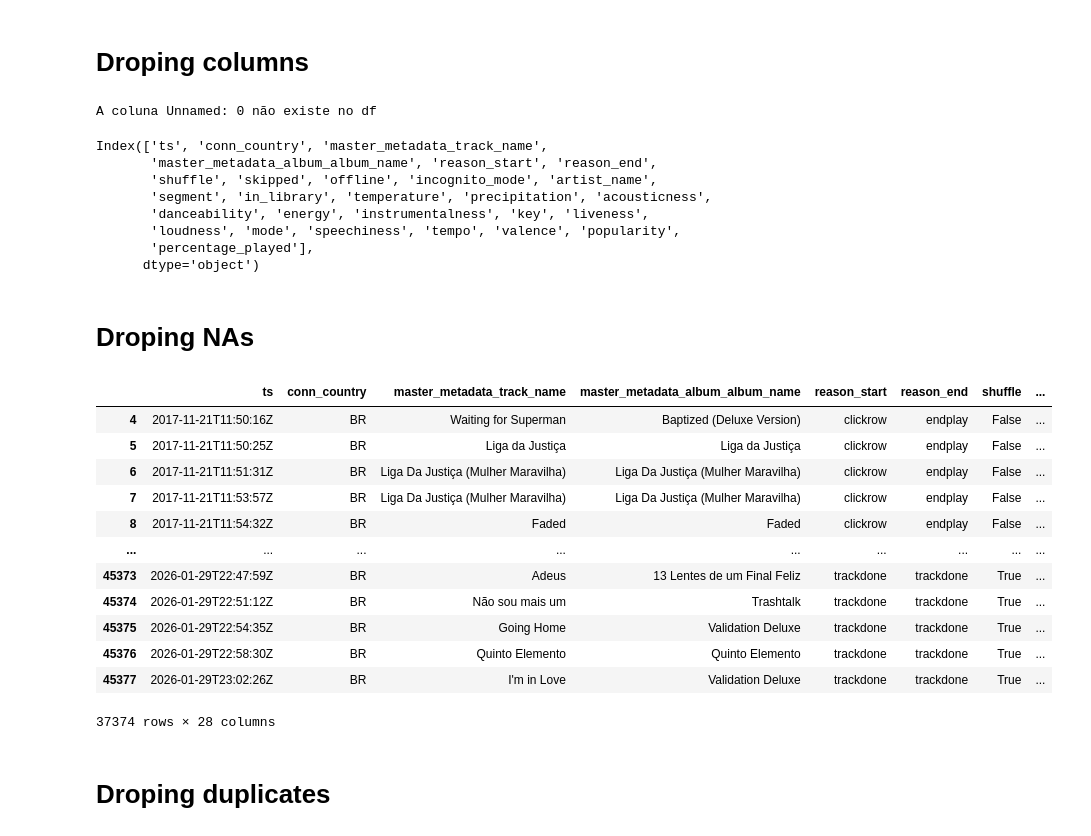
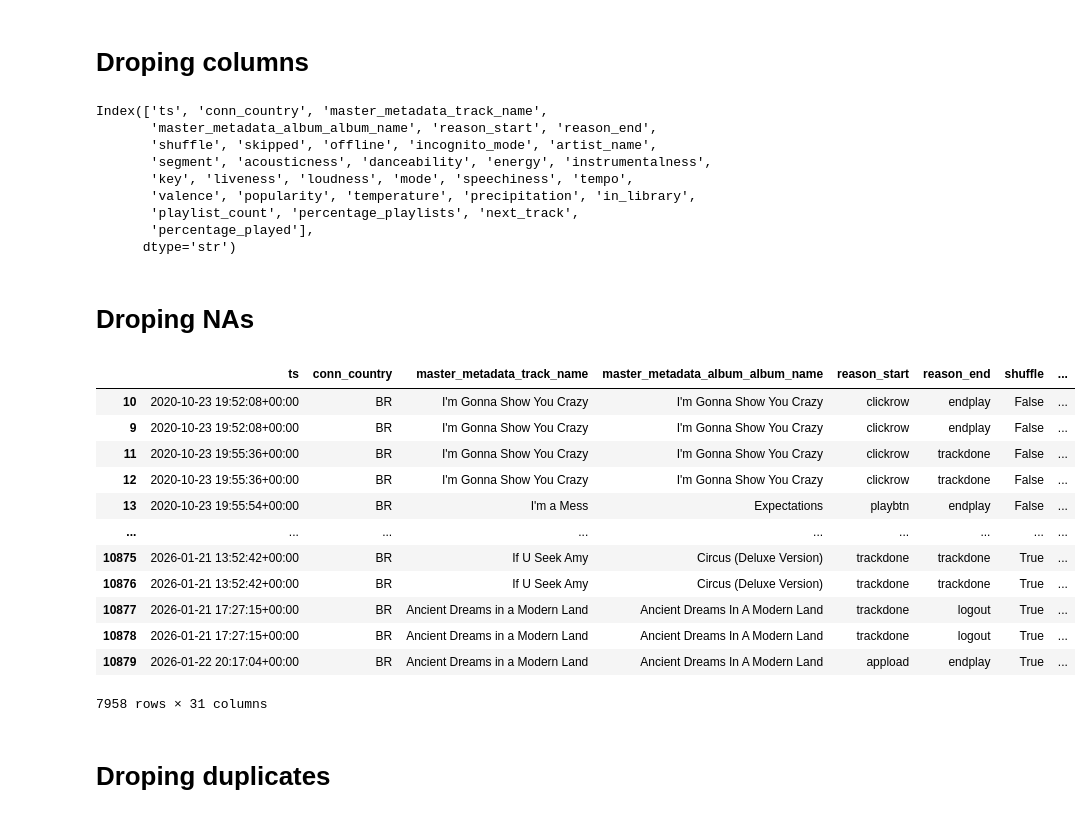
Before and after one commit to Laurente64/spotify-data-science, a Jupyter notebook: src/2_transform/transformations.ipynb, the cells around one changed output. Cells and saved outputs as stored; diff of their text form; code cells hidden in the pictures.

Commit message:
Transformation completed, and model training added

```diff
--- a/src/2_transform/transformations.ipynb
+++ b/src/2_transform/transformations.ipynb
@@ -28,0 +44,12 @@ df
+# %%
+def transform_playlist(data):
+    all_playlists = []
+    for i in data['playlists']:
+        i_playlist = pd.json_normalize(i['items'], sep='_')
+        i_playlist['playlists_lastModifiedDate'] = i['lastModifiedDate']
+        i_playlist['playlists_name'] = i['name']
+        all_playlists.append(i_playlist)
+    return pd.concat(all_playlists)
+
+playlist = import_json(PATH_PLAYLIST, transform=transform_playlist)
+playlist.head()
@@ -56,5 +104,5 @@ final_df
 # %%
 final_df['ts'] = pd.to_datetime(final_df['ts'])
 final_df = final_df.sort_values('ts')
-final_df['next_track'] = final_df['spotify_track_uri'].shift(-1)
+final_df['next_track'] = final_df['track_id'].shift(-1)
 final_df
@@ -61,11 +123,12 @@ final_df
 # %% [markdown]
 ### Adding percentage_listened column
 # %%
-df_final['percentage_played'] = (df_final['ms_played'] / df_final['duration_ms']).round(4)
+final_df['percentage_played'] = (final_df['ms_played'] / final_df['duration_ms']).round(4)
 # %% [markdown]
 # Droping columns
 # %%
-columns_to_drop = ["ip_addr",
+columns_to_drop = [
+    "ip_addr",
     "spotify_track_uri",
     "episode_name",
     "episode_show_name",
@@ -86,39 +149,40 @@ columns_to_drop = ["ip_addr",
 
 for i in columns_to_drop:
     try:
-        df = df.drop(columns=i)
+        final_df = final_df.drop(columns=i)
     except:
-        print(f"A coluna {i} não existe no df")
-df.columns
+        print(f"A coluna {i} não existe no final_df")
+final_df.columns
 # %% [output]
-A coluna Unnamed: 0 não existe no df
+Index(['ts', 'conn_country', 'master_metadata_track_name',
+       'master_metadata_album_album_name', 'reason_start', 'reason_end',
+       'shuffle', 'skipped', 'offline', 'incognito_mode', 'artist_name',
+       'segment', 'acousticness', 'danceability', 'energy', 'instrumentalness',
+       'key', 'liveness', 'loudness', 'mode', 'speechiness', 'tempo',
+       'valence', 'popularity', 'temperature', 'precipitation', 'in_library',
+       'playlist_count', 'percentage_playlists', 'next_track',
+       'percentage_played'],
+      dtype='str')
-Index(['ts', 'conn_country', 'master_metadata_track_name',
-       'master_metadata_album_album_name', 'reason_start', 'reason_end',
-       'shuffle', 'skipped', 'offline', 'incognito_mode', 'artist_name',
-       'segment', 'in_library', 'temperature', 'precipitation', 'acousticness',
-       'danceability', 'energy', 'instrumentalness', 'key', 'liveness',
-       'loudness', 'mode', 'speechiness', 'tempo', 'valence', 'popularity',
-       'percentage_played'],
-      dtype='object')
 # %% [markdown]
 # Droping NAs
 # %%
-not_na_df = df.dropna(subset="popularity")
+# Drops any row where at least one element is missing
+not_na_df = final_df.dropna(how='any')
 not_na_df
 # %% [output]
 |  | ts | conn_country | master_metadata_track_name | master_metadata_album_album_name | reason_start | reason_end | shuffle | ... |
-| 4 | 2017-11-21T11:50:16Z | BR | Waiting for Superman | Baptized (Deluxe Version) | clickrow | endplay | False | ... |
-| 5 | 2017-11-21T11:50:25Z | BR | Liga da Justiça | Liga da Justiça | clickrow | endplay | False | ... |
-| 6 | 2017-11-21T11:51:31Z | BR | Liga Da Justiça (Mulher Maravilha) | Liga Da Justiça (Mulher Maravilha) | clickrow | endplay | False | ... |
-| 7 | 2017-11-21T11:53:57Z | BR | Liga Da Justiça (Mulher Maravilha) | Liga Da Justiça (Mulher Maravilha) | clickrow | endplay | False | ... |
-| 8 | 2017-11-21T11:54:32Z | BR | Faded | Faded | clickrow | endplay | False | ... |
+| 10 | 2020-10-23 19:52:08+00:00 | BR | I'm Gonna Show You Crazy | I'm Gonna Show You Crazy | clickrow | endplay | False | ... |
+| 9 | 2020-10-23 19:52:08+00:00 | BR | I'm Gonna Show You Crazy | I'm Gonna Show You Crazy | clickrow | endplay | False | ... |
+| 11 | 2020-10-23 19:55:36+00:00 | BR | I'm Gonna Show You Crazy | I'm Gonna Show You Crazy | clickrow | trackdone | False | ... |
+| 12 | 2020-10-23 19:55:36+00:00 | BR | I'm Gonna Show You Crazy | I'm Gonna Show You Crazy | clickrow | trackdone | False | ... |
+| 13 | 2020-10-23 19:55:54+00:00 | BR | I'm a Mess | Expectations | playbtn | endplay | False | ... |
 | ... | ... | ... | ... | ... | ... | ... | ... | ... |
-| 45373 | 2026-01-29T22:47:59Z | BR | Adeus | 13 Lentes de um Final Feliz | trackdone | trackdone | True | ... |
-| 45374 | 2026-01-29T22:51:12Z | BR | Não sou mais um | Trashtalk | trackdone | trackdone | True | ... |
-| 45375 | 2026-01-29T22:54:35Z | BR | Going Home | Validation Deluxe | trackdone | trackdone | True | ... |
-| 45376 | 2026-01-29T22:58:30Z | BR | Quinto Elemento | Quinto Elemento | trackdone | trackdone | True | ... |
-| 45377 | 2026-01-29T23:02:26Z | BR | I'm in Love | Validation Deluxe | trackdone | trackdone | True | ... |
+| 10875 | 2026-01-21 13:52:42+00:00 | BR | If U Seek Amy | Circus (Deluxe Version) | trackdone | trackdone | True | ... |
+| 10876 | 2026-01-21 13:52:42+00:00 | BR | If U Seek Amy | Circus (Deluxe Version) | trackdone | trackdone | True | ... |
+| 10877 | 2026-01-21 17:27:15+00:00 | BR | Ancient Dreams in a Modern Land | Ancient Dreams In A Modern Land | trackdone | logout | True | ... |
+| 10878 | 2026-01-21 17:27:15+00:00 | BR | Ancient Dreams in a Modern Land | Ancient Dreams In A Modern Land | trackdone | logout | True | ... |
+| 10879 | 2026-01-22 20:17:04+00:00 | BR | Ancient Dreams in a Modern Land | Ancient Dreams In A Modern Land | appload | endplay | True | ... |
-37374 rows × 28 columns
+7958 rows × 31 columns
 # %% [markdown]
 # Droping duplicates
 # %%
```
Also changed, not shown: parts of 9 cells of this notebook, 9 other files.
